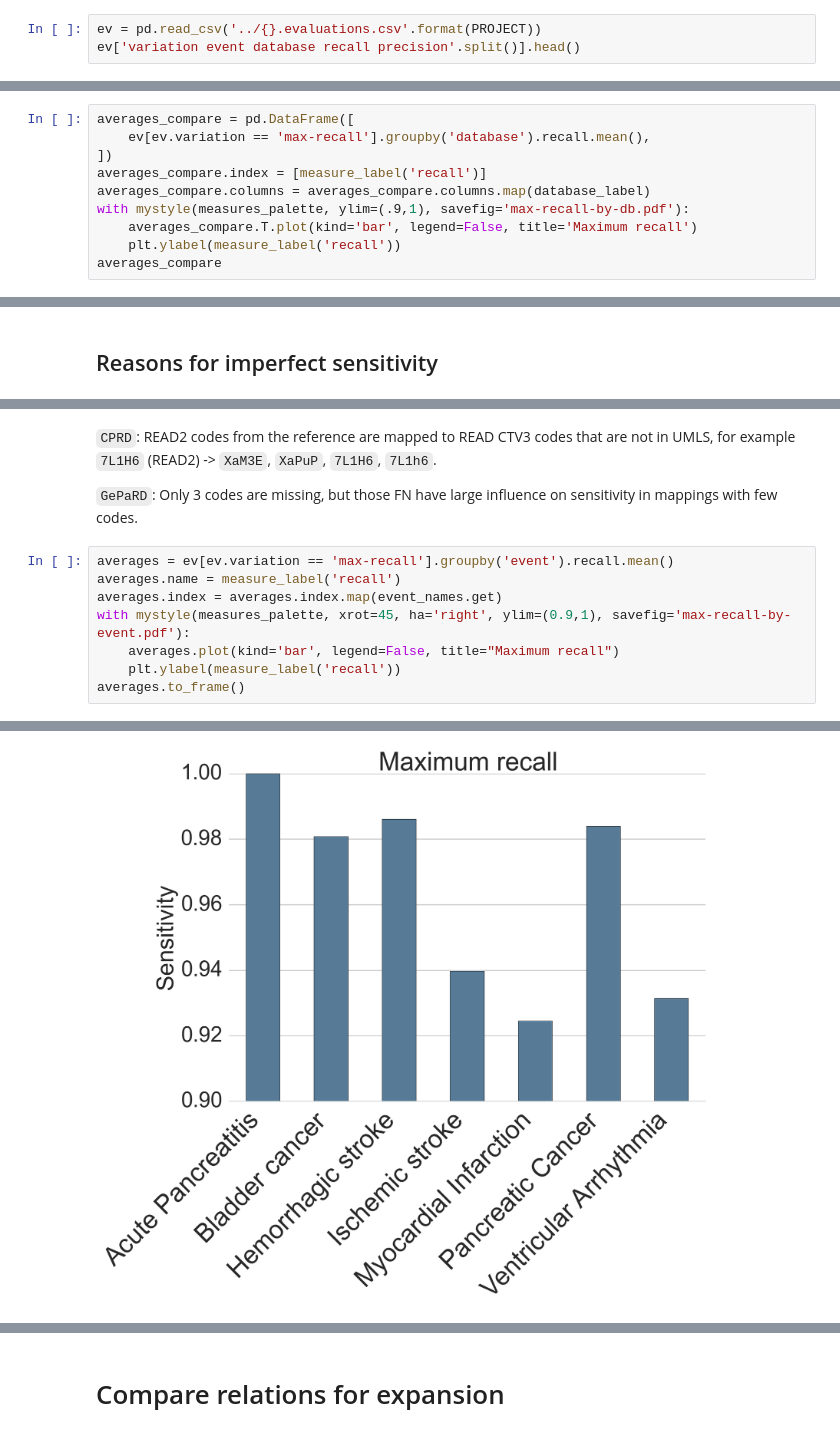
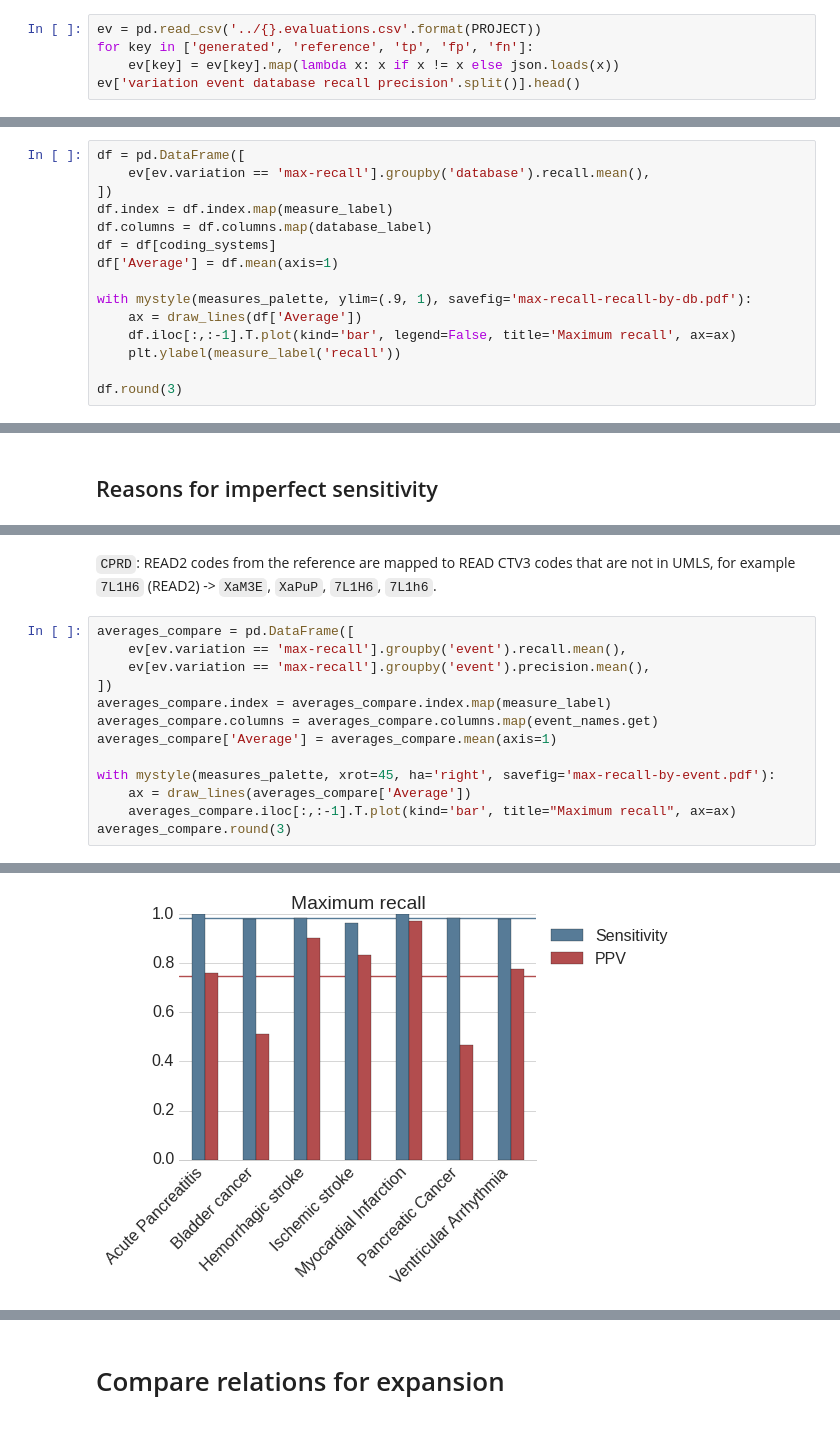
Before and after one commit to mi-erasmusmc/comap, a Jupyter notebook: evaluation/lib/CoMap evaluation.ipynb, the cells around one changed output, grey strips where cells are left out. Drawn from its saved outputs; the diff is of its cells as text.

```diff
--- a/evaluation/lib/CoMap evaluation.ipynb
+++ b/evaluation/lib/CoMap evaluation.ipynb
@@ -108,6 +136,8 @@ def event_label(event):
 ## Load evaluations `ev`
 # %%
 ev = pd.read_csv('../{}.evaluations.csv'.format(PROJECT))
+for key in ['generated', 'reference', 'tp', 'fp', 'fn']:
+    ev[key] = ev[key].map(lambda x: x if x != x else json.loads(x))
 ev['variation event database recall precision'.split()].head()
 # %% [output]
 |  | variation | event | database | recall | precision |
@@ -166,11 +339,16 @@ with mystyle(measures_palette, xrot=45, ha='right', savefig='baseline-performanc
 # %%
-averages_compare = pd.DataFrame([
+df = pd.DataFrame([
     ev[ev.variation == 'max-recall'].groupby('database').recall.mean(),
 ])
-averages_compare.index = [measure_label('recall')]
-averages_compare.columns = averages_compare.columns.map(database_label)
-with mystyle(measures_palette, ylim=(.9,1), savefig='max-recall-by-db.pdf'):
-    averages_compare.T.plot(kind='bar', legend=False, title='Maximum recall')
+df.index = df.index.map(measure_label)
+df.columns = df.columns.map(database_label)
+df = df[coding_systems]
+df['Average'] = df.mean(axis=1)
+
+with mystyle(measures_palette, ylim=(.9, 1), savefig='max-recall-recall-by-db.pdf'):
+    ax = draw_lines(df['Average'])
+    df.iloc[:,:-1].T.plot(kind='bar', legend=False, title='Maximum recall', ax=ax)
     plt.ylabel(measure_label('recall'))
-averages_compare
+
+df.round(3)
 # %% [output]
@@ -216,13 +394,16 @@ max_recall_fn
 # %% [markdown]
 `CPRD`: READ2 codes from the reference are mapped to READ CTV3 codes that are not in UMLS, for example `7L1H6` (READ2) -> `XaM3E`, `XaPuP`, `7L1H6`, `7L1h6`.
-
-`GePaRD`: Only 3 codes are missing, but those FN have large influence on sensitivity in mappings with few codes.
 # %%
-averages = ev[ev.variation == 'max-recall'].groupby('event').recall.mean()
-averages.name = measure_label('recall')
-averages.index = averages.index.map(event_names.get)
-with mystyle(measures_palette, xrot=45, ha='right', ylim=(0.9,1), savefig='max-recall-by-event.pdf'):
-    averages.plot(kind='bar', legend=False, title="Maximum recall")
-    plt.ylabel(measure_label('recall'))
-averages.to_frame()
+averages_compare = pd.DataFrame([
+    ev[ev.variation == 'max-recall'].groupby('event').recall.mean(),
+    ev[ev.variation == 'max-recall'].groupby('event').precision.mean(),
+])
+averages_compare.index = averages_compare.index.map(measure_label)
+averages_compare.columns = averages_compare.columns.map(event_names.get)
+averages_compare['Average'] = averages_compare.mean(axis=1)
+
+with mystyle(measures_palette, xrot=45, ha='right', savefig='max-recall-by-event.pdf'):
+    ax = draw_lines(averages_compare['Average'])
+    averages_compare.iloc[:,:-1].T.plot(kind='bar', title="Maximum recall", ax=ax)
+averages_compare.round(3)
 # %% [output]
@@ -237 +413 @@ averages.to_frame()
-[figure, old version]
+[figure, new version]
```
Also changed, not shown: parts of 50 cells of this notebook, 13 other files.
